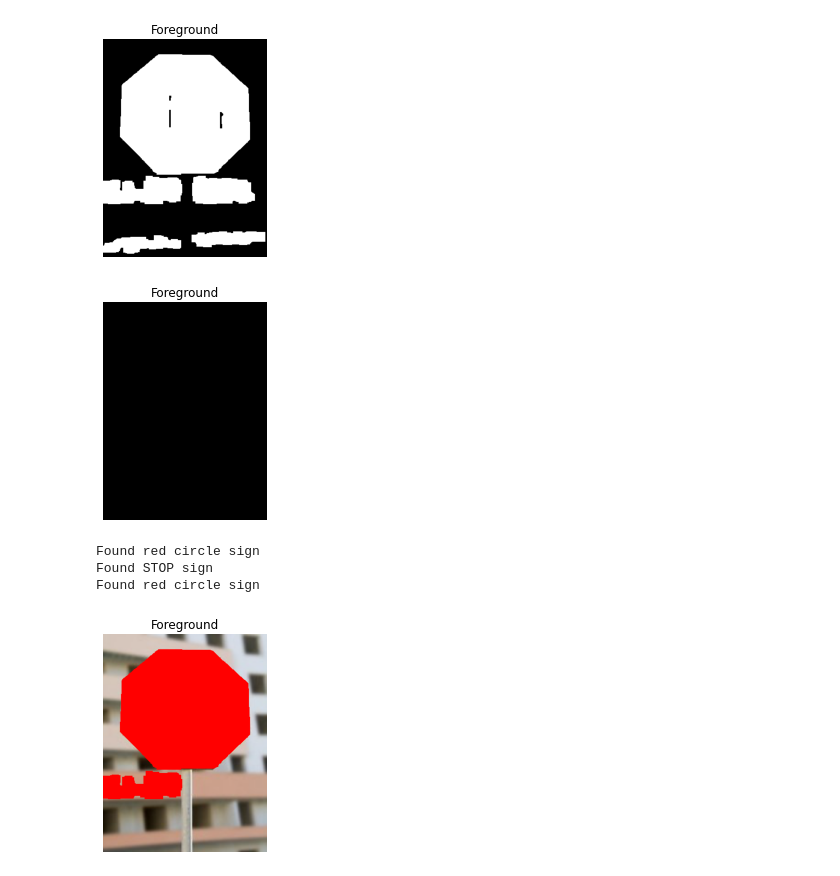
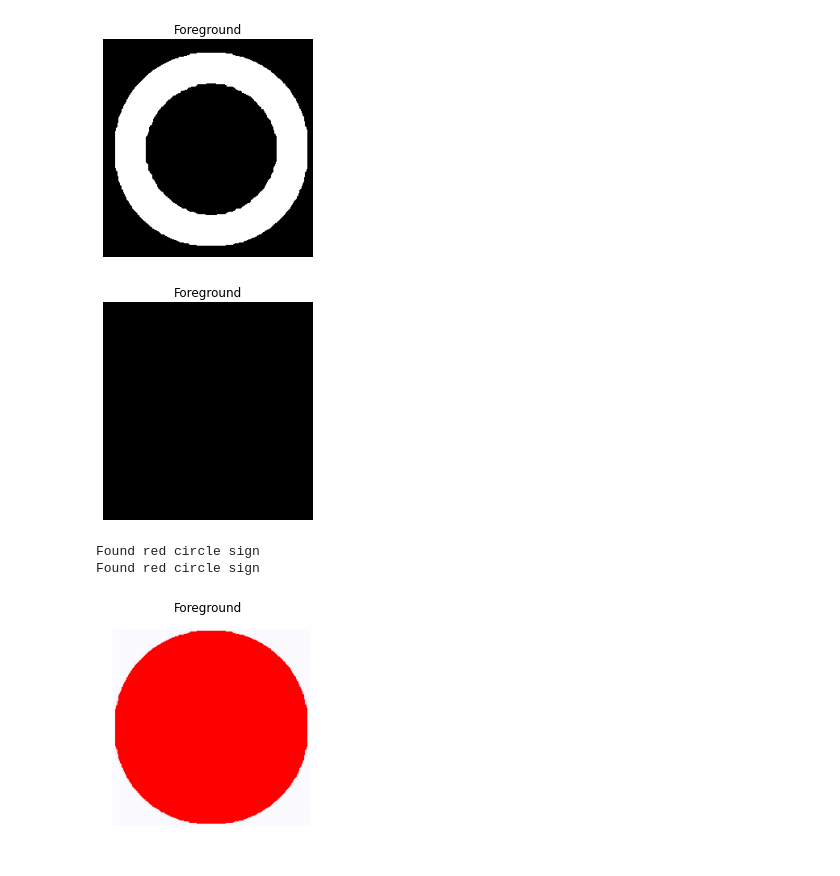
Before and after one commit to tomasfgon/FEUP-VC, a Jupyter notebook: src/main.ipynb, the cells around one changed output. Cells and saved outputs as stored; diff of their text form; code cells hidden in the pictures.

```diff
--- a/src/main.ipynb
+++ b/src/main.ipynb
@@ -6,7 +6,7 @@ import numpy as np
 
 dataDir = '../dataset/images' # Change this, according to your images' directory path
 
-img = cv2.imread(os.path.join(dataDir, 'road68.png')) # Change this, according to your image's path
+img = cv2.imread(os.path.join(dataDir, 'redcircle.png')) # Change this, according to your image's path
 
 img_rgb = cv2.cvtColor(img, cv2.COLOR_BGR2RGB)
 
@@ -117,8 +117,8 @@ plt.title('Foreground')
 plt.axis('off')
 plt.show()
 # %% [output]
-[figure, old version]
+[figure, new version]
-[figure, old version]
+[figure, new version]
 # %%
 # Shape Recognition
 
@@ -135,7 +135,7 @@ for cnt in contours_red:
         print('Found STOP sign')
         img_red_contours = cv2.drawContours(img, [cnt], 0, (0,0,255), -1)
 
-    elif len(approx) == 12:
+    elif len(approx) >= 12:
         print('Found red circle sign')
         img_red_contours = cv2.drawContours(img, [cnt], 0, (0,0,255), -1)
 
@@ -162,32 +162,31 @@ for cnt in contours_red:
 #plt.show()
 
 # Blue
 
 contours_blue, hierarchy_blue = cv2.findContours(processed_blue, cv2.RETR_TREE, cv2.CHAIN_APPROX_SIMPLE)
 
 for cnt in contours_blue:
     approx = cv2.approxPolyDP(cnt, 0.01*cv2.arcLength(cnt, True), True)
     #print(len(approx))
 
     if len(approx) == 4:
         print('Found BLUE sign')
         img_blue_contours = cv2.drawContours(img, [cnt], 0, (255,0,0), -1)
 
 
 debug = "red"
 
 if debug=="red":
     plt.imshow(cv2.cvtColor(img_red_contours, cv2.COLOR_BGR2RGB))
     plt.title('Foreground')
     plt.axis('off')
     plt.show()
 elif debug == "blue":
     plt.imshow(cv2.cvtColor(img_blue_contours, cv2.COLOR_BGR2RGB))
     plt.title('Foreground')
     plt.axis('off')
     plt.show()
 # %% [output]
 Found red circle sign
-Found STOP sign
 Found red circle sign
-[figure, old version]
+[figure, new version]
```
Also changed, not shown: parts of 3 cells of this notebook.
